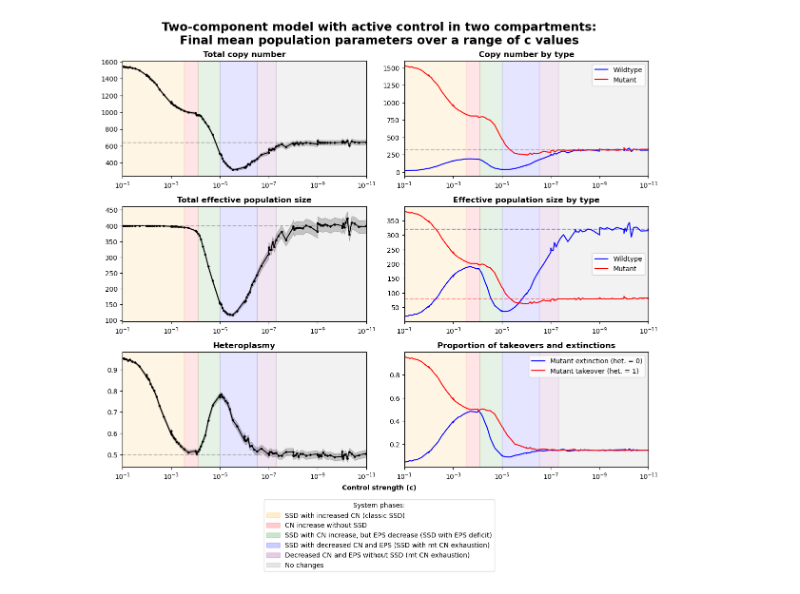
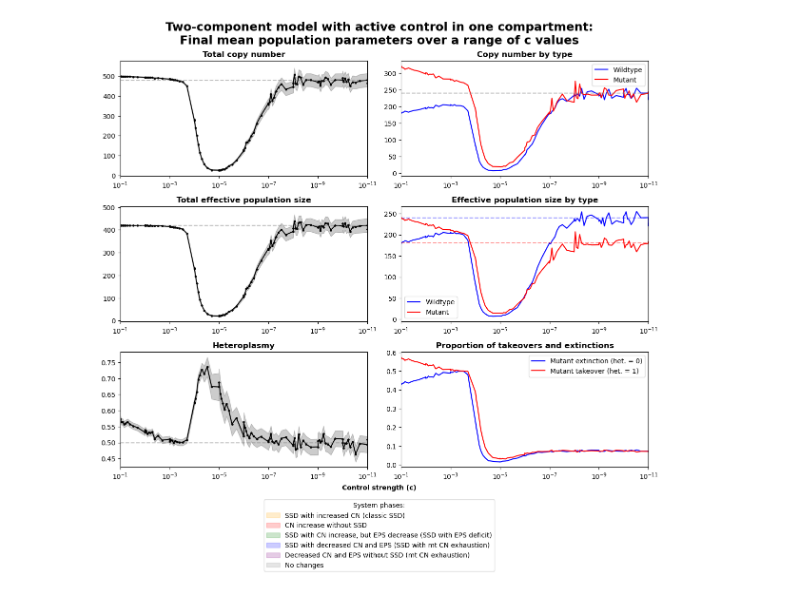
Before and after one commit to dkornai/SSD-in-Neurons, a Jupyter notebook: C_scan_analysis.ipynb, the cells around one changed output. Cells and saved outputs as stored; diff of their text form; code cells hidden in the pictures.

```diff
--- a/C_scan_analysis.ipynb
+++ b/C_scan_analysis.ipynb
@@ -4,10 +4,12 @@ import numpy as np
 import matplotlib.pyplot as plt
 import matplotlib.patches as mpatches
 # %%
-MODEL = 'model_0'
+MODEL = 'model_1'
+DELTA = 0.75
 
-DELTA = 0.25
-stats_df = pd.read_csv(f"sim_out/{MODEL}/statsdf.csv")
+
+delta_folders = {0.25:'D25', 0.40:'D40', 0.50:'D50', 0.68:'D68', 0.75:'D75'}
+stats_df = pd.read_csv(f"sim_out/{MODEL}/{delta_folders[DELTA]}/statsdf.csv")
 i_cb_dict = {key:value for key, value in zip(stats_df['i'].to_list(), stats_df['cb'].to_list())}
 cb_vals = list(i_cb_dict.values())
 stats_df
@@ -120,17 +62,59 @@ mt_mean = np.array(mt_mean)
 # %%
+ps_mean = []
+ps_sem = []
+eps_mean = []
+eps_sem = []
+het_mean = []
+het_sem = []
+
+p_het_1 = []
+p_het_0 = []
+
+wt_mean = []
+mt_mean = []
+
+for i in i_cb_dict:
+    df = pd.read_csv(f"sim_out/{MODEL}/{delta_folders[DELTA]}/paramdf_{i}_gillespie.csv")
+    #df = pd.read_csv(f"hpc/model_1/paramdf_{i}_tauleaping.csv")
+    final_vals = df.iloc[-1].to_dict()
+    #print(final_vals)
+
+    ps_mean.append(final_vals['ps_mean'])
+    ps_sem.append(final_vals['ps_sem'])
+    eps_mean.append(final_vals['eps_mean'])
+    eps_sem.append(final_vals['eps_sem'])
+    het_mean.append(final_vals['het_mean'])
+    het_sem.append(final_vals['het_sem'])
+
+    p_het_1.append(final_vals['p_het_1'])
+    p_het_0.append(final_vals['p_het_0'])
+
+    wt_mean.append(final_vals['a_wt_mean'] + final_vals['s_wt_mean'])
+    mt_mean.append(final_vals['a_mt_mean'] + final_vals['s_mt_mean'])
+
+ps_mean = np.array(ps_mean)
+ps_sem = np.array(ps_sem)
+eps_mean = np.array(eps_mean)
+eps_sem = np.array(eps_sem)
+het_mean = np.array(het_mean)
+het_sem = np.array(het_sem)
+
+wt_mean = np.array(wt_mean)
+mt_mean = np.array(mt_mean)
+
 fig, axs = plt.subplots(3, 2, figsize=(12, 10))
 
 axs[0,0].fill_between(cb_vals, ps_mean-(2*ps_sem), ps_mean+(2*ps_sem), alpha = 0.2, zorder=1, color = 'k')
 axs[0,0].plot(cb_vals, ps_mean, zorder=2, color = 'k')
 axs[0,0].scatter(cb_vals, ps_mean, s = 5.5, color = 'k', zorder=3)
-axs[0,0].axhline(640, color = 'grey', alpha = 0.5, linestyle='dashed')
+axs[0,0].axhline(df.iloc[0]['ps_mean'], color = 'grey', alpha = 0.5, linestyle='dashed')
 axs[0,0].set_title("Total copy number", weight='bold')
 
 
 axs[1,0].fill_between(cb_vals, eps_mean-(2*eps_sem), eps_mean+(2*eps_sem), alpha = 0.2, zorder=1, color = 'k')
 axs[1,0].plot(cb_vals, eps_mean, zorder=2, color = 'k')
 axs[1,0].scatter(cb_vals, eps_mean, s = 5.5, color = 'k', zorder=3)
-axs[1,0].axhline(400, color = 'grey', alpha = 0.5, linestyle='dashed')
+axs[1,0].axhline(df.iloc[0]['eps_mean'], color = 'grey', alpha = 0.5, linestyle='dashed')
 axs[1,0].set_title("Total effective population size", weight='bold')
 
 
@@ -145,14 +129,14 @@ axs[2,0].set_title("Heteroplasmy", weight='bold')
 axs[0,1].plot(cb_vals, wt_mean, zorder=2, color = 'b', label = 'Wildtype')
 axs[0,1].plot(cb_vals, mt_mean, zorder=2, color = 'r', label = 'Mutant')
 axs[0,1].legend()
-axs[0,1].axhline(320, color = 'grey', alpha = 0.5, linestyle='dashed')
+axs[0,1].axhline(df.iloc[0]['a_wt_mean']+df.iloc[0]['s_wt_mean'], color = 'grey', alpha = 0.5, linestyle='dashed')
 axs[0,1].set_title("Copy number by type", weight='bold')
 
 
 axs[1,1].plot(cb_vals, wt_mean, zorder=2, color = 'b', label = 'Wildtype')
-axs[1,1].axhline(320, color = 'blue', alpha = 0.4, linestyle='dashed')
+axs[1,1].axhline(df.iloc[0]['a_wt_mean']+df.iloc[0]['s_wt_mean'], color = 'blue', alpha = 0.4, linestyle='dashed')
 axs[1,1].plot(cb_vals, mt_mean*DELTA, zorder=2, color = 'r', label = 'Mutant')
-axs[1,1].axhline(320*DELTA, color = 'red', alpha = 0.4, linestyle='dashed')
+axs[1,1].axhline((df.iloc[0]['a_mt_mean']+df.iloc[0]['s_mt_mean'])*DELTA, color = 'red', alpha = 0.4, linestyle='dashed')
 axs[1,1].legend()
 axs[1,1].set_title("Effective population size by type", weight='bold')
 
@@ -170,48 +154,48 @@ for col in axs:
         ax.set_xscale("log")
         ax.set_xlim([0.1, 1e-11])
 
-        if MODEL == 'model_1':
-            # set behavioural regions
-            ax.axvspan(0.1, 0.0007, color='orange', alpha=0.1, zorder = 1)
-            ax.axvspan(0.0007, 0.0002, color='red', alpha=0.1, zorder = 1)
-            ax.axvspan(0.0002, 4e-05, color='green', alpha=0.1, zorder = 1)
-            ax.axvspan(4e-05, 3e-07, color='blue', alpha=0.1, zorder = 1)
-            ax.axvspan(3e-07, 5e-08, color='purple', alpha=0.1, zorder = 1)
-            ax.axvspan(5e-08, 1e-12, color='grey', alpha=0.1, zorder = 1)
-        elif MODEL == 'model_0':
-            # set behavioural regions
-            ax.axvspan(0.1, 0.0003, color='orange', alpha=0.1, zorder = 1)
-            ax.axvspan(0.0003, 8e-05, color='red', alpha=0.1, zorder = 1)
-            ax.axvspan(8e-05, 1e-05, color='green', alpha=0.1, zorder = 1)
-            ax.axvspan(1e-05, 3e-07, color='blue', alpha=0.1, zorder = 1)
-            ax.axvspan(3e-07, 5e-08, color='purple', alpha=0.1, zorder = 1)
-            ax.axvspan(5e-08, 1e-12, color='grey', alpha=0.1, zorder = 1)
+        # if MODEL == 'model_1':
+        #     # set behavioural regions
+        #     ax.axvspan(0.1, 0.0007, color='orange', alpha=0.1, zorder = 1)
+        #     ax.axvspan(0.0007, 0.0002, color='red', alpha=0.1, zorder = 1)
+        #     ax.axvspan(0.0002, 4e-05, color='green', alpha=0.1, zorder = 1)
+        #     ax.axvspan(4e-05, 3e-07, color='blue', alpha=0.1, zorder = 1)
+        #     ax.axvspan(3e-07, 5e-08, color='purple', alpha=0.1, zorder = 1)
+        #     ax.axvspan(5e-08, 1e-12, color='grey', alpha=0.1, zorder = 1)
+        # elif MODEL == 'model_0':
+        #     # set behavioural regions
+        #     ax.axvspan(0.1, 0.0003, color='orange', alpha=0.1, zorder = 1)
+        #     ax.axvspan(0.0003, 8e-05, color='red', alpha=0.1, zorder = 1)
+        #     ax.axvspan(8e-05, 1e-05, color='green', alpha=0.1, zorder = 1)
+        #     ax.axvspan(1e-05, 3e-07, color='blue', alpha=0.1, zorder = 1)
+        #     ax.axvspan(3e-07, 5e-08, color='purple', alpha=0.1, zorder = 1)
+        #     ax.axvspan(5e-08, 1e-12, color='grey', alpha=0.1, zorder = 1)
 
 
 
 
 # set up phase regions
 patch_ssd     = mpatches.Patch(color='orange', alpha=0.2, label='SSD with increased CN (classic SSD)')
 patch_cni     = mpatches.Patch(color='red', alpha=0.2, label='CN increase without SSD')
 patch_ssd_cni = mpatches.Patch(color='green', alpha=0.2, label='SSD with CN increase, but EPS decrease (SSD with EPS deficit)')
 patch_ssd_exh = mpatches.Patch(color='blue', alpha=0.2, label='SSD with decreased CN and EPS (SSD with mt CN exhaustion)')
 patch_exh     = mpatches.Patch(color='purple', alpha=0.2, label='Decreased CN and EPS without SSD (mt CN exhaustion)')
 patch_nc      = mpatches.Patch(color='grey', alpha=0.2, label='No changes')
 # make legend
 legend = fig.legend(
     handles=[patch_ssd, patch_cni, patch_ssd_cni, patch_ssd_exh, patch_exh, patch_nc],
     loc='center', ncol=1, fancybox=True, bbox_to_anchor=(0.5, -0.1)
 )
 legend.set_title('System phases:')
 
 if MODEL == 'model_1':
     control = 'one compartment'
 elif MODEL == 'model_0':
     control = 'two compartments'
 
 fig.suptitle(f'Two-component model with active control in {control}:\nFinal mean population parameters over a range of c values', size = 18, weight='bold')
 fig.text(0.5, 0.00, 'Control strength (c)', ha='center', va='center', weight='bold')
 plt.tight_layout()
 plt.show()
 # %% [output]
-[figure, old version]
+[figure, new version]
```
Also changed, not shown: parts of 4 cells of this notebook, 4 other files.
